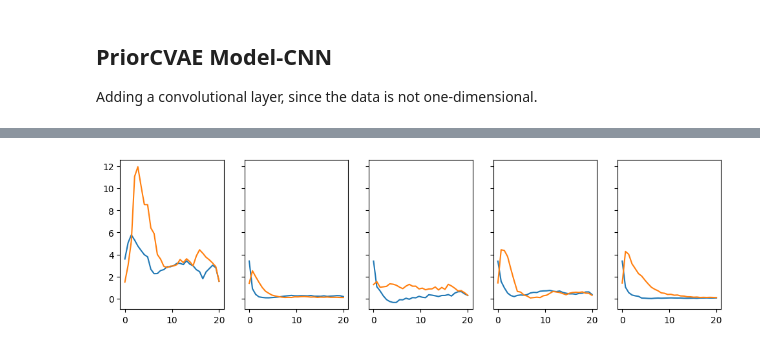
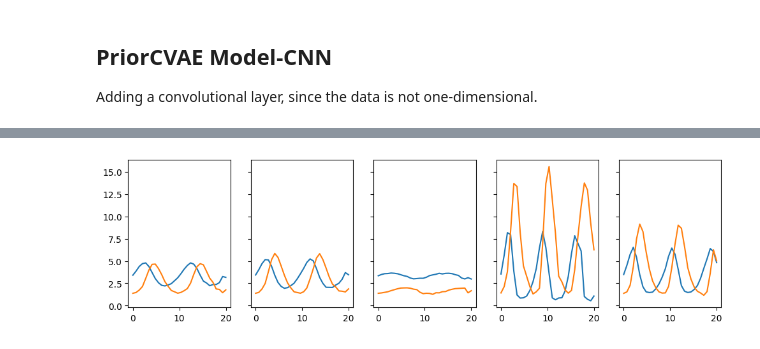
Before and after one commit to hltlovespeach/PINTS_priorCVAE, a Jupyter notebook: vae_LV.ipynb, the cells around one changed output, grey strips where cells are left out. Drawn from its saved outputs; the diff is of its cells as text; code cells hidden in the pictures.

```diff
--- a/vae_LV.ipynb
+++ b/vae_LV.ipynb
@@ -88,7 +63,7 @@ plt.show()
 # %%
 fig, axs = plt.subplots(1,4, sharex=True, sharey=True, figsize=(12,3))
 for i in range(4):
-    axs[i].hist(params_test[:,0,0,i])
+    axs[i].hist(params_test[:,i])
     args = ['param_alpha','param_beta','param_gamma','param_delta']
     axs[i].set_title(args[i])
 plt.suptitle('Parameters')
@@ -113,15 +78,14 @@ vae_var = args["vae_var"]
 # %%
 # default setting: Valid Padding
+# Trained with fixed initial value...hmmmm......
 cnn_encoder = CNNEncoder(conv_features=[8,12], hidden_dim=10, latent_dim=8, conv_activation=nn.tanh, conv_kernel_size=[[4,1], [3,2]], conv_stride=[(2,1), (1,1)])
 cnn_decoder = CNNDecoder(conv_features=[6,1], conv_kernel_size=[[3,2],[4,1]],hidden_dim=10, decoder_reshape=(12,1,8), out_channel=1, conv_stride=[(1,1),(2,1)], conv_activation=nn.tanh)
 model = VAE(cnn_encoder, cnn_decoder)
-optimizer_1 = optax.adam(learning_rate=1e-2)
-optimizer_2 = optax.adam(learning_rate=1e-3)
+optimizer= optax.adam(learning_rate=1e-3)
 
-trainer_1 = VAETrainer(model, optimizer_1, loss=SumPixelAndKL(conditional=True))
-trainer_2 = VAETrainer(model, optimizer_2, loss=SumPixelAndKL(conditional=True))
+trainer = VAETrainer(model, optimizer, loss=SumPixelAndKL(conditional=True))
 # %%
-trainer_1.init_params(xy_train[0][jnp.newaxis,:,:,:],c=params_train[0][jnp.newaxis,:])
+# trainer.init_params(xy_train[0][jnp.newaxis,:,:,:],c=params_train[0][jnp.newaxis,:])
 
-test_set = (time_test, xy_test, params_test)
-loss_vals, test_vals, time_taken = trainer_1.train(generator, test_set, 5000, 500)
+# test_set = (time_test, xy_test, params_test)
+# loss_vals, test_vals, time_taken = trainer.train(generator, test_set, 5000, 500)
@@ -146,5 +92,11 @@ loss_vals, test_vals, time_taken = trainer_1.train(generator, test_set, 5000, 50
 # %%
-trainer_2.init_params(xy_train[0][jnp.newaxis,:,:,:],c=params_train[0][jnp.newaxis,:])
-
-loss_vals, test_vals, time_taken = trainer_2.train(generator, test_set, 5000, 500)
+trainer.init_params(xy_train[0][jnp.newaxis,:,:,:],c=params_train[0][jnp.newaxis,:])
+loss_1 = []
+loss_2 = []
+for i in range(5):
+    time_test, xy_test, params_test = generator.simulatedata(2000)
+    test_set = (time_test, xy_test, params_test)
+    loss_vals, test_vals, time_taken = trainer.train(generator, test_set, 2000, 500)
+    loss_1 = loss_1 + loss_vals
+    loss_2 = loss_2 + test_vals
 # %% [output]
@@ -169,19 +127,20 @@ KeyboardInterrupt:
 # %%
 decoder_params = trainer.state.params['decoder']
 key = jax.random.PRNGKey(rnd.randint(0, 9999))
 z_rng, c_rng, init_rng = random.split(key, 3)
 z = random.normal(z_rng, (50, 8))
 decoder = CNNDecoder(conv_features=[6,1], conv_kernel_size=[[3,2],[4,1]],hidden_dim=10, decoder_reshape=(12,1,8), out_channel=1, conv_stride=[(1,1),(2,1)], conv_activation=nn.tanh)
 
 c = jax.random.uniform(c_rng, shape=(50,4))
+c = c.at[:,1:].set([0.15,1,.3])
 z_c = jnp.concatenate([z, c], axis=-1)
 out = decoder.apply({'params': decoder_params}, z_c)
 
 fig, axs = plt.subplots(1,5, sharex=True, sharey=True, figsize=(12,3))
 for i in range(5):
     axs[i].plot(time_train[i], out[i,:,0,:],label='prey')
     axs[i].plot(time_train[i], out[i][:,1,:], label='predator')
 
 plt.show()
 # %% [output]
-[figure, old version]
+[figure, new version]
```
Also changed, not shown: parts of 16 cells of this notebook.
